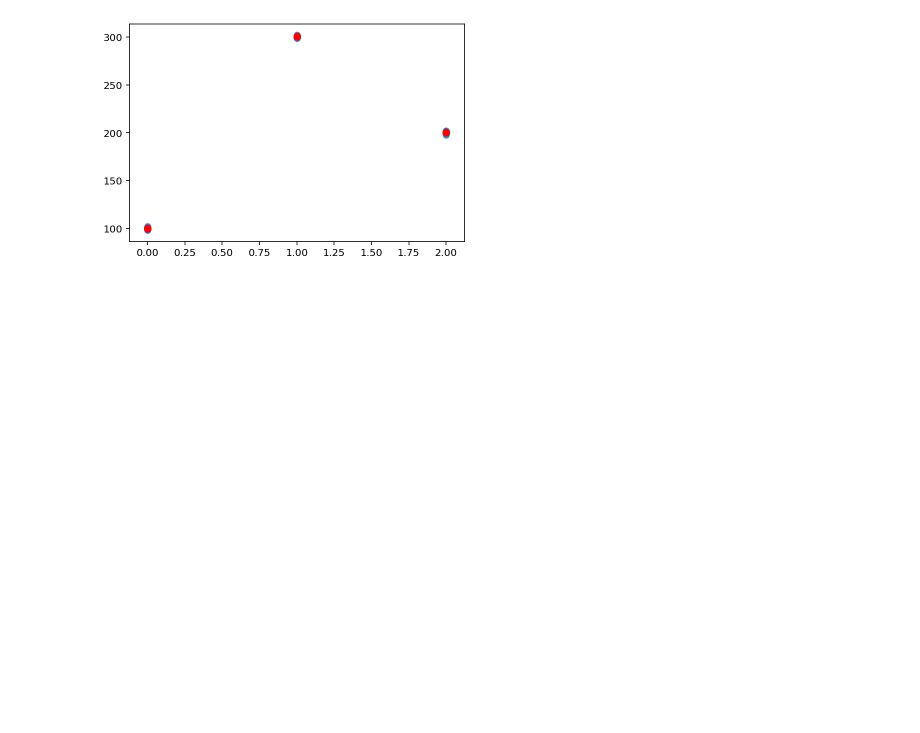
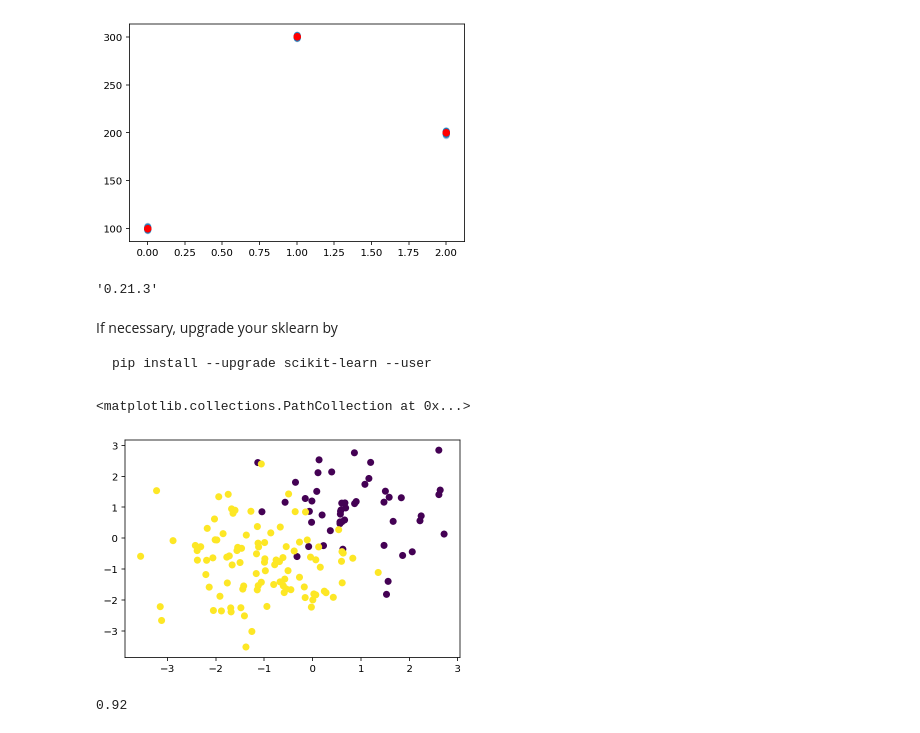
Before and after one commit to jephianlin/math599env, a Jupyter notebook: 1120.ipynb, the cells around one changed output. Saved outputs shown, nothing was run; the diff lists cells and outputs as text; code cells hidden in the pictures; blank space fills up the shorter version.

````diff
--- a/1120.ipynb
+++ b/1120.ipynb
@@ -132,0 +135,9 @@ plt.scatter(new_X[:,0], y_model, color='red')
+# %%
+sklearn.__version__
+# %% [output]
+'0.21.3'
+# %% [markdown]
+If necessary, upgrade your sklearn by
+```Python
+pip install --upgrade scikit-learn --user
+```
@@ -132,0 +150,10 @@ plt.scatter(new_X[:,0], y_model, color='red')
+# %%
+X = np.concatenate([
+        np.array([1,1]) + np.random.randn(50,2),
+        np.array([-1,-1]) + np.random.randn(100,2),
+    ])
+y = np.array([0]*50 + [1]*100)
+plt.scatter(X[:,0], X[:,1], c=y, cmap='viridis')
+# %% [output]
+<matplotlib.collections.PathCollection at 0x...>
+[figure, added]
@@ -132,0 +164,5 @@ plt.scatter(new_X[:,0], y_model, color='red')
+# %%
+from sklearn.metrics import accuracy_score
+accuracy_score(y, y_model)
+# %% [output]
+0.92
````
Also changed, not shown: parts of 11 cells of this notebook.
